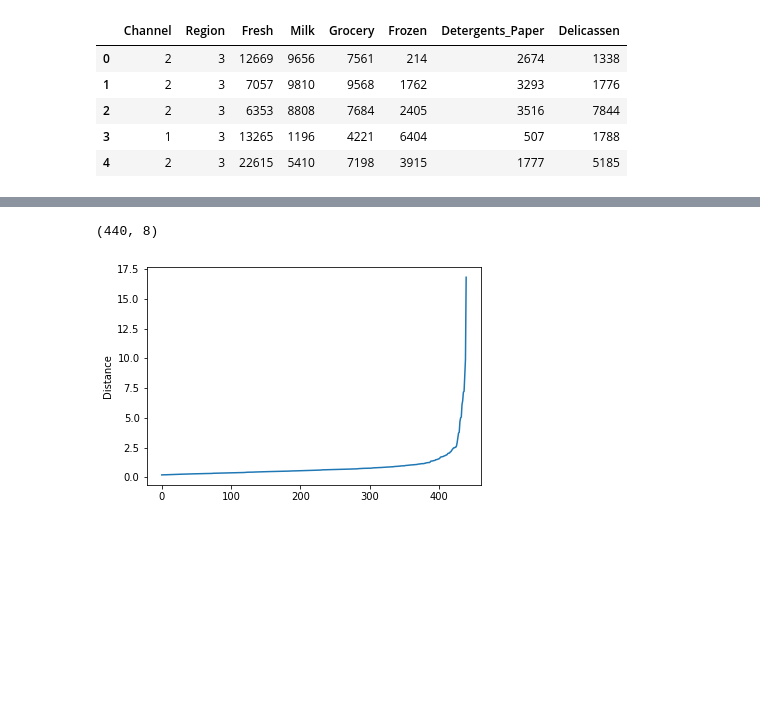
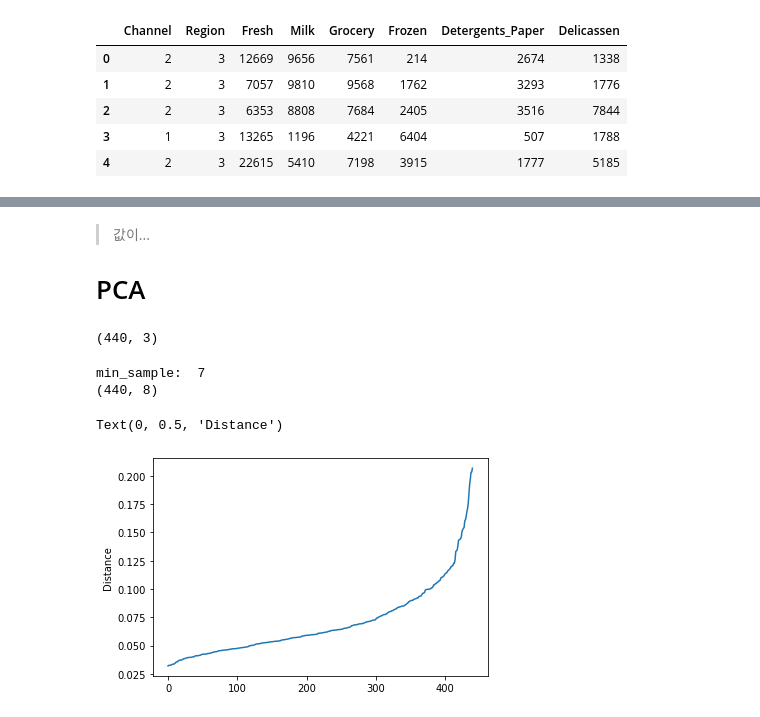
Before and after one commit to cocktail-clustering/1st-clustering, a Jupyter notebook: wholesale_dbscan.ipynb, the cells around one changed output, grey strips where cells are left out. Cells and saved outputs as stored; diff of their text form; code cells hidden in the pictures; blank space fills up the shorter version.

```diff
--- a/wholesale_dbscan.ipynb
+++ b/wholesale_dbscan.ipynb
@@ -66,0 +100,14 @@ fine epsilon using Neraest Neigbors
+# %%
+# log1p
+# 데이터의 밀도를 좀 더 고르게 만드는 작업
+
+# 반복해서 해도 될까? -> dbscan은 데이터의 밀도에 영향을 많이 받는다. 당연함 density based임
+log_df = np.log1p(np.log1p(np.log1p(df.iloc[:,0:6])))
+print(log_df.head())
+
+
+# plot
+pca = PCA(n_components=2)
+pca_df = pd.DataFrame(pca.fit_transform(log_df), columns=[0, 1])
+sns.scatterplot(pca_df[0], pca_df[1], legend="full")
+plt.show()
@@ -66,0 +181,14 @@ fine epsilon using Neraest Neigbors
+# %%
+# Using algorithm to find epsilon
+
+min_sample = int(np.ceil(np.log(normalized_iqr_df .shape[0])))
+print('min_sample: ',min_sample)
+
+neigh = NearestNeighbors(n_neighbors=min_sample + 1)
+neigh.fit(normalized_iqr_df)
+distances, indices = neigh.kneighbors(normalized_iqr_df)
+
+print(distances.shape)
+
+plt.plot(np.sort(distances[:,min_sample]))
+plt.ylabel("Distance")
@@ -67,19 +252,28 @@ fine epsilon using Neraest Neigbors
+# %% [markdown]
+> 값이...
+
+# PCA
+# %%
+## PCA
+pca = PCA(n_components=int(normalized_iqr_df.shape[1] / 2))
+reduced_df = pca.fit_transform(normalized_iqr_df)
+reduced_df.shape
+# %% [output]
+(440, 3)
 # %%
-min_sample = 6 + 1
+min_sample = int(np.ceil(np.log(reduced_df .shape[0])))
+print('min_sample: ',min_sample)
 
 neigh = NearestNeighbors(n_neighbors=min_sample + 1)
-neigh.fit(scaled_df)
-distances, indices = neigh.kneighbors(scaled_df)
+neigh.fit(reduced_df)
+distances, indices = neigh.kneighbors(reduced_df)
 
 print(distances.shape)
 
-
 plt.plot(np.sort(distances[:,min_sample]))
 plt.ylabel("Distance")
-
-min_sample = np.log(scaled_df.shape[0])
-
-# epsilon의 범위 0.5 ~ 2.5
 # %% [output]
+min_sample:  7
 (440, 8)
+Text(0, 0.5, 'Distance')
-[figure, old version]
+[figure, new version]
```
Also changed, not shown: parts of 32 cells of this notebook.
